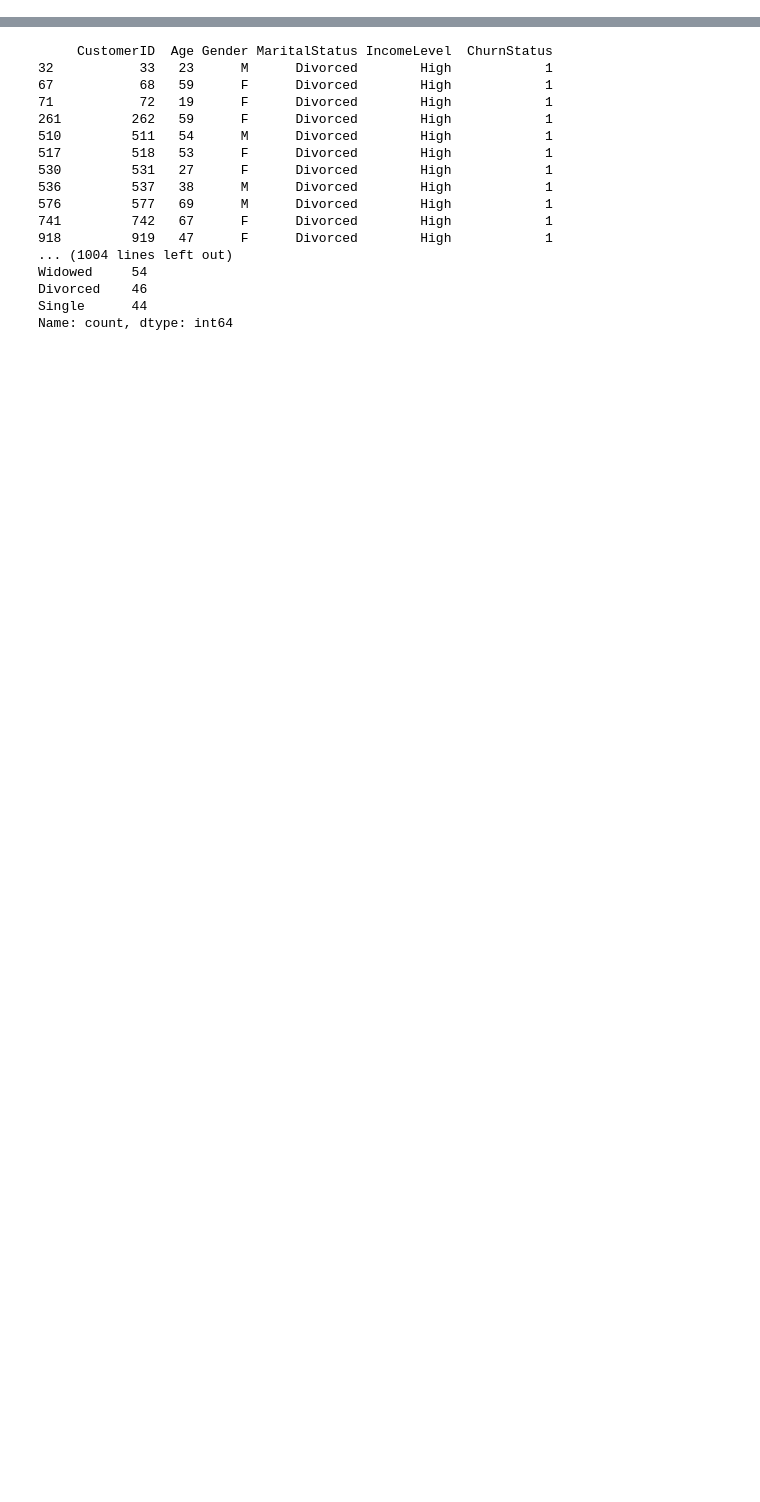
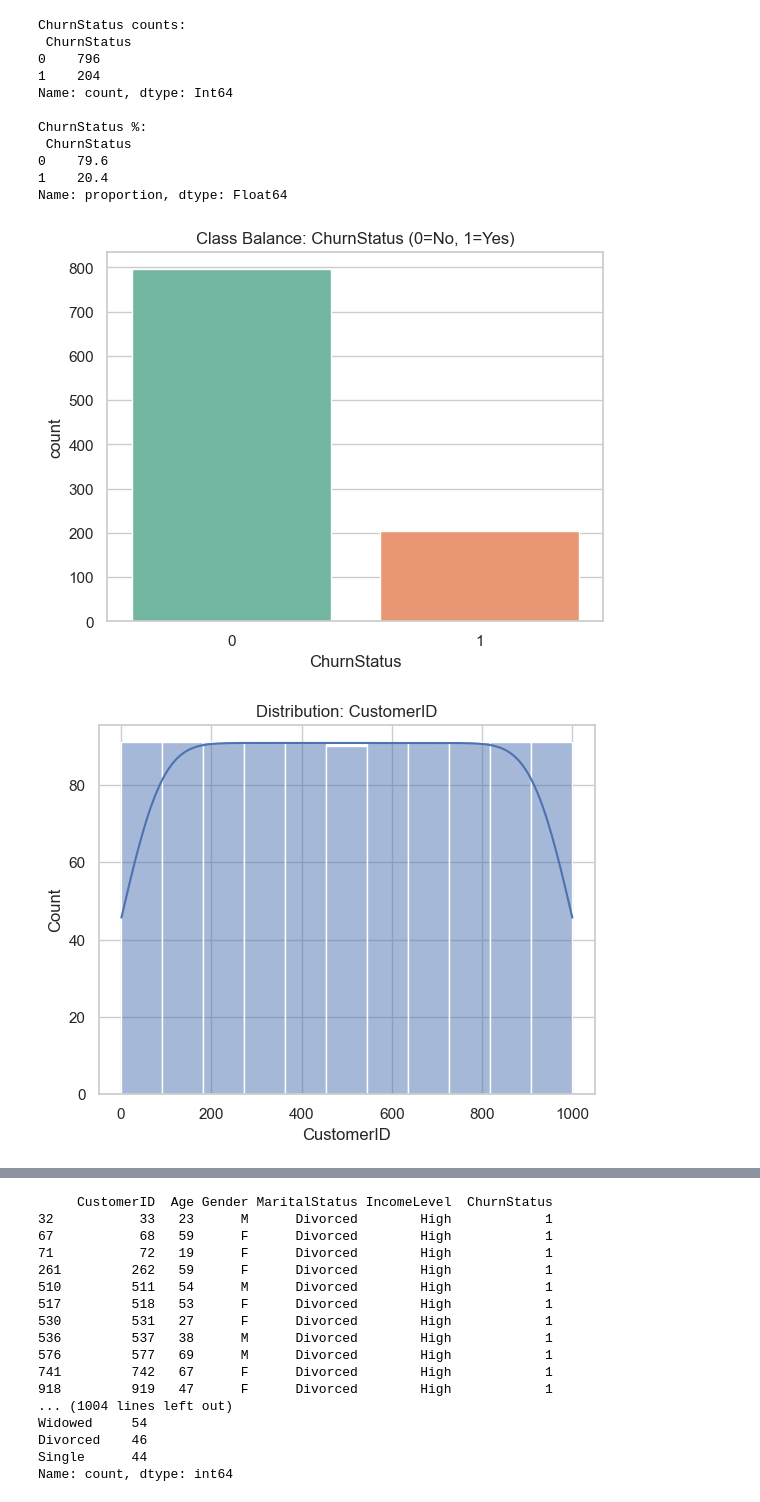
Before and after one commit to Shayanfarooqui/Churn-Rate, a Jupyter notebook: Untitled-1.ipynb, the cells around one changed output, grey strips where cells are left out. Drawn from its saved outputs; the diff is of its cells as text; code cells hidden in the pictures; blank space fills up the shorter version.

Commit message:
Data Analysis completed
Task 1 completed

```diff
--- a/Untitled-1.ipynb
+++ b/Untitled-1.ipynb
@@ -91,0 +170,61 @@ Duplicates in Customer Service by CustomerID: 334
+# %%
+# --- Build your EDA base: Demographics + Churn ---
+
+# --- EDA: quick stats ---
+if "ChurnStatus" in df_demo.columns:
+    print("\nChurnStatus counts:\n", df_demo["ChurnStatus"].value_counts(dropna=False))
+    print("\nChurnStatus %:\n", (df_demo["ChurnStatus"].value_counts(normalize=True, dropna=False) * 100).round(2))
+
+# --- Visuals (shown inline in VS Code Interactive) ---
+sns.set_theme(style="whitegrid")
+
+# 1) Class balance
+if "ChurnStatus" in df_demo.columns:
+    ax =sns.countplot(data=df_demo, x="ChurnStatus", hue="ChurnStatus", palette="Set2", legend=False)
+    ax.set_title("Class Balance: ChurnStatus (0=No, 1=Yes)")
+    plt.show()
+
+# 2) Numeric distributions
+num_cols = [c for c in df_demo.columns if pd.api.types.is_numeric_dtype(df_demo[c]) and c != "ChurnStatus"]
+for col in num_cols[:6]:
+    sns.histplot(df_demo[col].dropna(), kde=True)
+    plt.title(f"Distribution: {col}")
+    plt.show()
+
+# 3) Churn rate by category (Gender, MaritalStatus, IncomeLevel)
+for col in ["Gender", "MaritalStatus", "IncomeLevel"]:
+    if col in df_demo.columns and "ChurnStatus" in df_demo.columns:
+        tab = pd.crosstab(df_demo[col], df_demo["ChurnStatus"])
+        tab["ChurnRate_%"] = (tab.get(1, 0) / tab.sum(axis=1) * 100).round(2)
+        print(f"\n{col} — churn rate by category:\n", tab.sort_values("ChurnRate_%", ascending=False))
+        ax = sns.barplot(x=tab.index.astype(str), y=tab["ChurnRate_%"].values, hue=tab.index.astype(str), palette="Reds", legend=False)
+        ax.set_title(f"Churn rate by {col} (%)"); ax.set_ylabel("Churn rate (%)")
+        plt.xticks(rotation=30, ha="right"); plt.show()
+
+# 4) Boxplots: numeric vs churn
+if "ChurnStatus" in df_demo.columns and num_cols:
+    for col in num_cols[:6]:
+        sns.boxplot(data=df_demo, x="ChurnStatus", y=col)
+        plt.title(f"{col} by ChurnStatus")
+        plt.show()
+
+# 5) Correlation heatmap (numeric)
+if len(num_cols) >= 2:
+    corr = df_demo[num_cols + (["ChurnStatus"] if "ChurnStatus" in df_demo.columns else [])].corr(numeric_only=True)
+    sns.heatmap(corr, cmap="vlag", center=0)
+    plt.title("Correlation Heatmap (Numeric)")
+    plt.show()
+# %% [output]
+ChurnStatus counts:
+ ChurnStatus
+0    796
+1    204
+Name: count, dtype: Int64
+
+ChurnStatus %:
+ ChurnStatus
+0    79.6
+1    20.4
+Name: proportion, dtype: Float64
+[figure, added]
+[figure, added]
```
Also changed, not shown: parts of 8 cells of this notebook.
